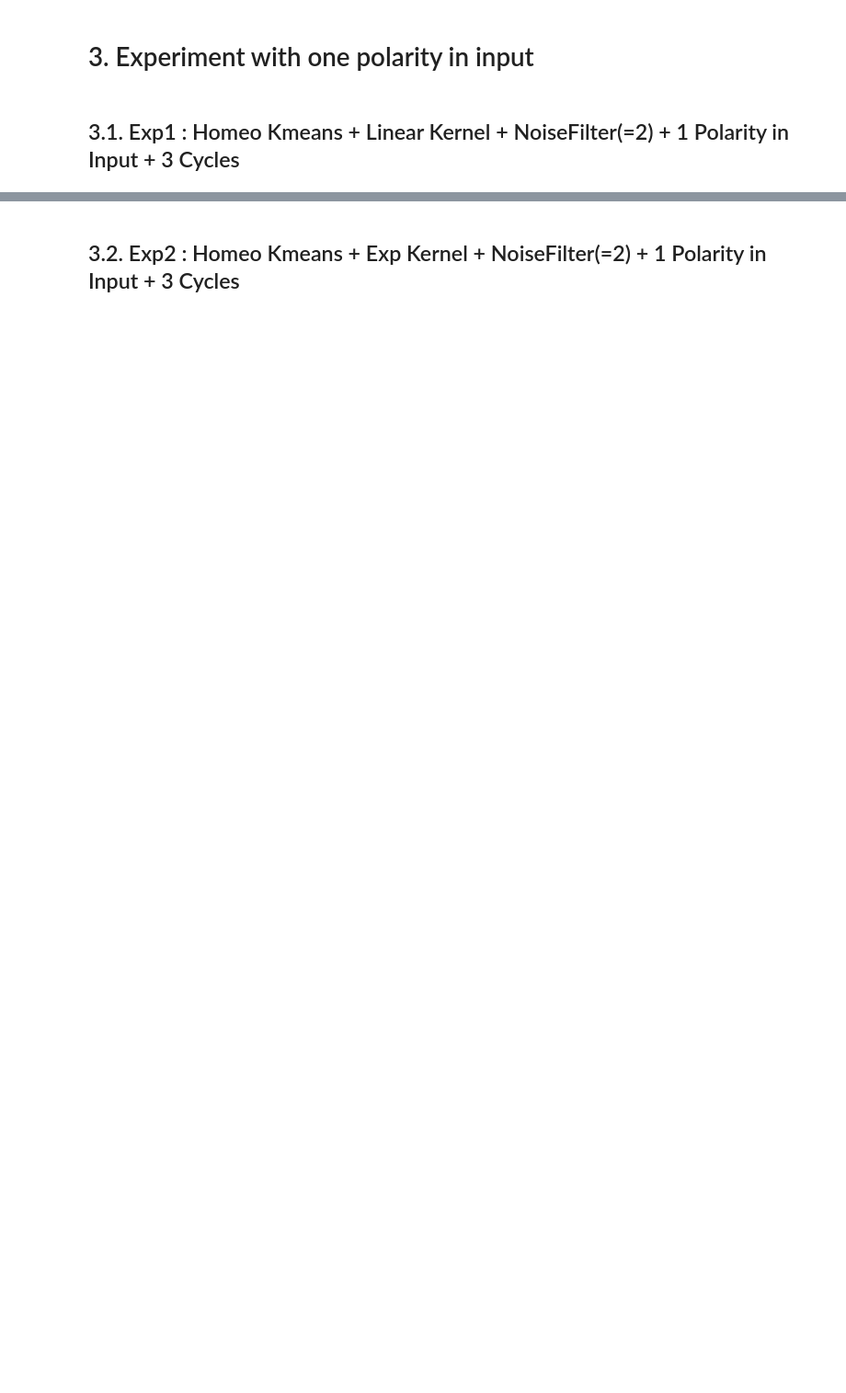
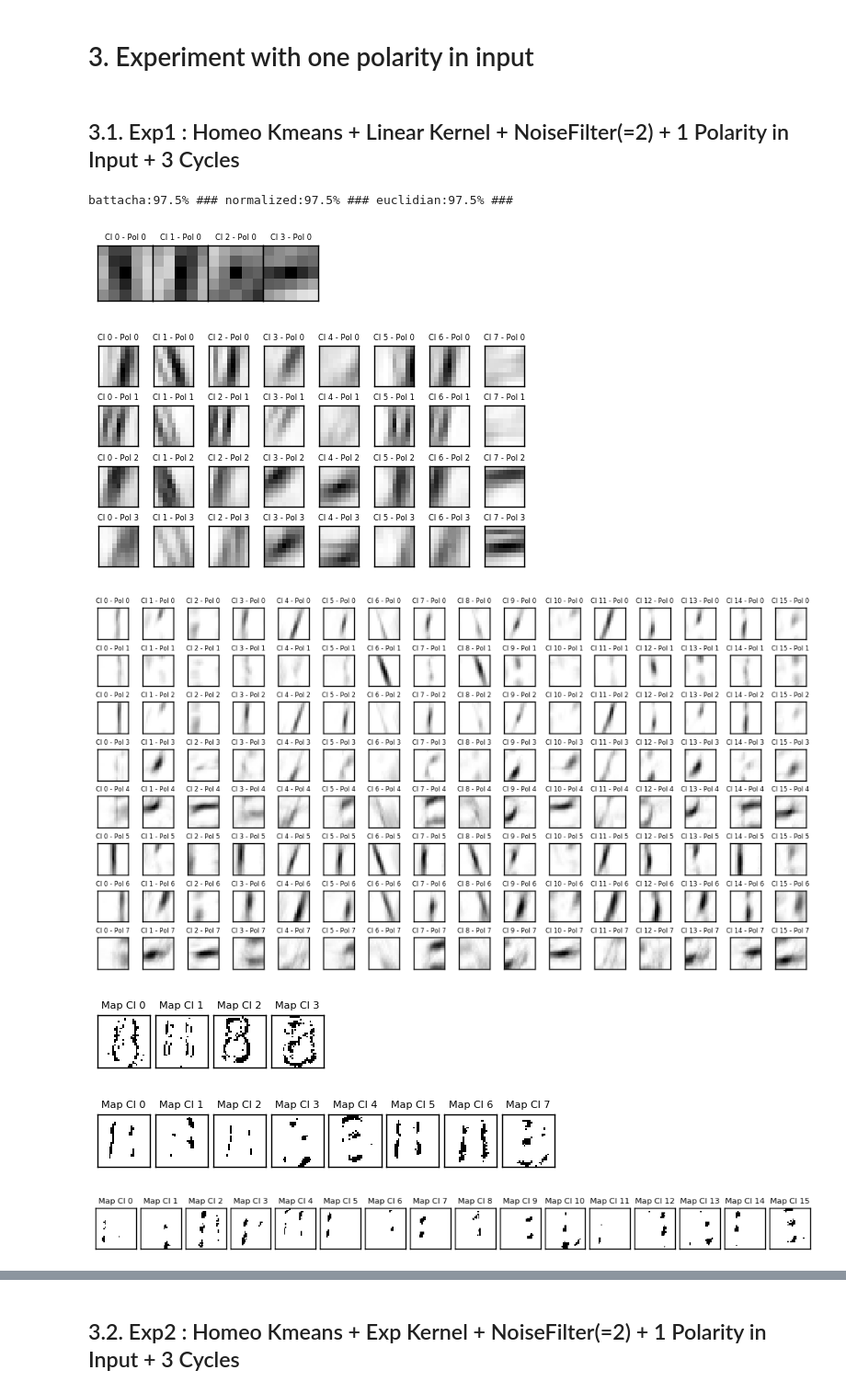
Before and after one commit to VictorBoutin/HOTS, a Jupyter notebook: Probe/EXP_03_HomeoKmeans.ipynb, the cells around one changed output, grey strips where cells are left out. Shown at 92% size. Cells and saved outputs as stored; diff of their text form; code cells hidden in the pictures; blank space fills up the shorter version.

```diff
--- a/Probe/EXP_03_HomeoKmeans.ipynb
+++ b/Probe/EXP_03_HomeoKmeans.ipynb
@@ -27,9 +24,9 @@ from HOTS.KmeansHomeoCluster import KmeansHomeo
 tau = 0.02
 R = 2
 nb_cluster = [4,8,16]
-eta_list = [1e-5,1e-5]
-eta_homeo_list = [1e-3,1e-3]
-C_list = [6,18]
+eta_list = [1e-5,1e-5,1e-5]
+eta_homeo_list = [1e-3,1e-3,1e-3]
+C_list = [6,18,40]
 ImageSize = (32,32)
 DataPath = '../Data/ExtractedStabilized.mat'
 LabelPath = '../Data/alphabet_label.pkl'
@@ -85,15 +78,15 @@ event_tr, event_te, event_cl, label_tr, label_te = SimpleAlphabet(NbTrainingData
 # %%
-save_exp = True
+save_exp = False
 event_tr, event_te, event_cl, label_tr, label_te = SimpleAlphabet(NbTrainingData=36, NbTestingData=40,
                                                         Path=DataPath, LabelPath=LabelPath,
                                                         ClusteringData=[1, 32, 19, 22, 29],
                                                         OutOnePolarity = True, verbose=0)
 ## Defining the network
-L1 = ClusteringLayer(tau=tau, R=R, verbose=0, ThrFilter=2, LearningAlgo='maro',kernel='linear',
+L1 = ClusteringLayer(tau=tau, R=R, verbose=0, ThrFilter=2, LearningAlgo='homeo',kernel='linear',
                         eta=eta_list[0],eta_homeo=eta_homeo_list[0],C=C_list[0])
-L2 = ClusteringLayer(tau=10*tau, R=2*R, verbose=0, ThrFilter=2, LearningAlgo='maro',kernel='linear',
+L2 = ClusteringLayer(tau=10*tau, R=2*R, verbose=0, ThrFilter=2, LearningAlgo='homeo',kernel='linear',
                         eta=eta_list[1],eta_homeo=eta_homeo_list[1],C=C_list[1])
-L3 = ClusteringLayer(tau=10*10*tau, R=2*2*R, verbose=0, ThrFilter=2, LearningAlgo='maro',kernel='linear',
+L3 = ClusteringLayer(tau=10*10*tau, R=2*2*R, verbose=0, ThrFilter=2, LearningAlgo='homeo',kernel='linear',
                         eta=eta_list[2],eta_homeo=eta_homeo_list[2],C=C_list[2])
 Net = Network([L1,L2,L3])
 
@@ -102,9 +95,9 @@ if save_exp == True :
     ClusterLayer, event_output = Net.TrainCluster(event = event_cl,NbClusterList=nb_cluster,
                                                  to_record=True, NbCycle=3)
     ## Generating histogram for training samples
-    event0_o_tr = Net.RunNetwork(event_tr, ClusterList=ClusterLayer)
+    event0_o_tr = Net.RunNetwork(event_tr, NbClusterList=ClusterLayer)
     ## Generating histogram for the test samples
-    event0_o_te = Net.RunNetwork(event_te, ClusterList=ClusterLayer)
+    event0_o_te = Net.RunNetwork(event_te, NbClusterList=ClusterLayer)
     Classif0 = Classifier(event0_o_tr,event0_o_te, TrainingLabel=label_tr, GroundTruth=label_te)
     prediction, accuracy, method = Classif0.HistogramDistance(to_print=True)
     SaveObject([ClusterLayer,Classif0],'../Records/EXP_03_HomeoKmeans/Exp1_2017_11_04.pkl')
@@ -112,18 +105,27 @@ if save_exp == True :
 else :
     ClusterLayer,Classif0 = LoadObject('../Records/EXP_03_HomeoKmeans/Exp1_2017_11_04.pkl')
     prediction, accuracy, method= Classif0.HistogramDistance(to_print=True)
+# %% [output]
+battacha:97.5% ### normalized:97.5% ### euclidian:97.5% ###
 # %%
 DisplaySurface2D(ClusterLayer[0].prototype,nb_polarities=1)
 DisplaySurface2D(ClusterLayer[1].prototype, nb_polarities=4)
 DisplaySurface2D(ClusterLayer[2].prototype, nb_polarities=8)
 event_to_show = Event(ImageSize=(32,32), ListPolarities=[-1,1],OutOnePolarity=True)
 event_to_show.LoadFromMat('../Data/ExtractedStabilized.mat',image_number=22)
-Net.RunNetwork(event_to_show, ClusterList=ClusterLayer)
-mapL1 = GenerateAM(Net.Layers[0].output,ClusterLayer[0],nb_image=0)
+Net.RunNetwork(event_to_show, NbClusterList=ClusterLayer)
+mapL1 = GenerateAM(Net.Layers[0].output,ClusterLayer[0])
 DisplayAM(mapL1,scale=2)
-mapL2 = GenerateAM(Net.Layers[1].output,ClusterLayer[1],nb_image=0)
+mapL2 = GenerateAM(Net.Layers[1].output,ClusterLayer[1])
 DisplayAM(mapL2,scale=2)
-mapL3 = GenerateAM(Net.Layers[2].output,ClusterLayer[2],nb_image=0)
+mapL3 = GenerateAM(Net.Layers[2].output,ClusterLayer[2])
 DisplayAM(mapL3,scale=2)
 
 DisplayConvergence(ClusterLayer,to_display=['error','histo'])
+# %% [output]
+[figure, added]
+[figure, added]
+[figure, added]
+[figure, added]
+[figure, added]
+[figure, added]
```
Also changed, not shown: parts of 13 cells of this notebook, 5 other files.
